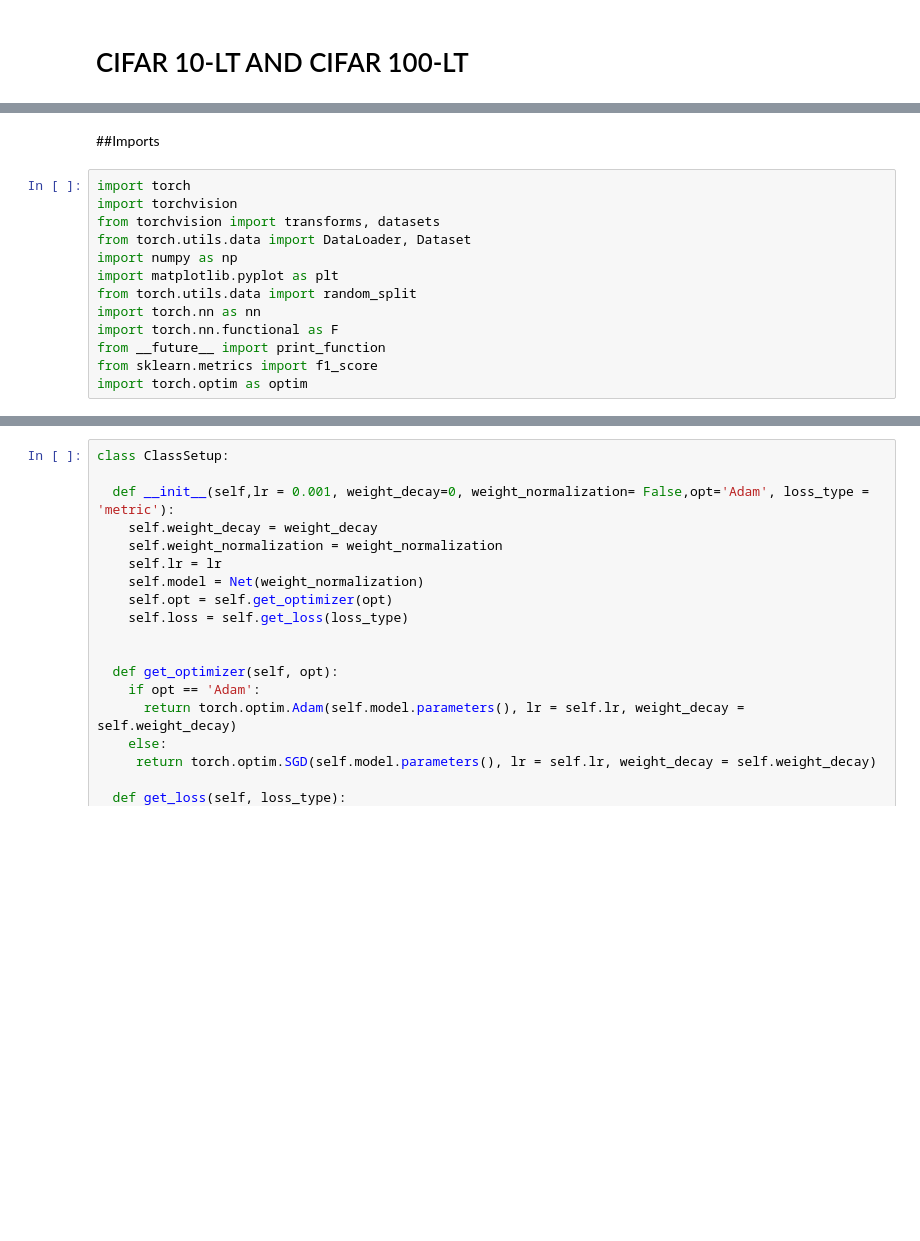
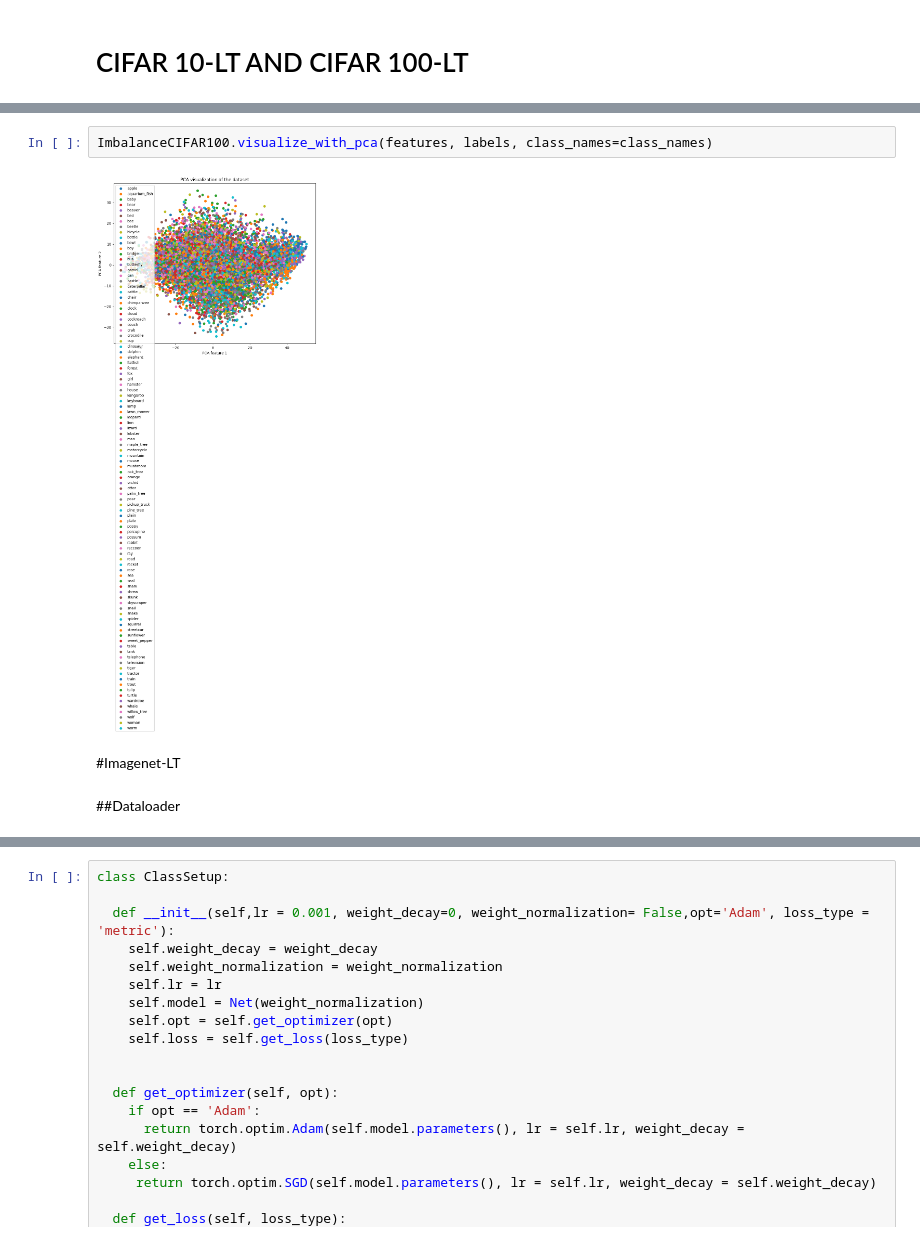
Before and after one commit to Bish-Soli/MQP, a Jupyter notebook: MQP.ipynb, the cells around one changed output, grey strips where cells are left out. Cells and saved outputs as stored; diff of their text form; blank space fills up the shorter version.

```diff
--- a/MQP.ipynb
+++ b/MQP.ipynb
@@ -38,15 +269,8 @@
+# %%
+ImbalanceCIFAR100.visualize_with_pca(features, labels, class_names=class_names)
+# %% [output]
+[figure, added]
+# %% [markdown]
+#Imagenet-LT
 # %% [markdown]
-##Imports
+##Dataloader
-# %%
-import torch
-import torchvision
-from torchvision import transforms, datasets
-from torch.utils.data import DataLoader, Dataset
-import numpy as np
-import matplotlib.pyplot as plt
-from torch.utils.data import random_split
-import torch.nn as nn
-import torch.nn.functional as F
-from __future__ import print_function
-from sklearn.metrics import f1_score
-import torch.optim as optim
```
Also changed, not shown: parts of 31 cells of this notebook.
